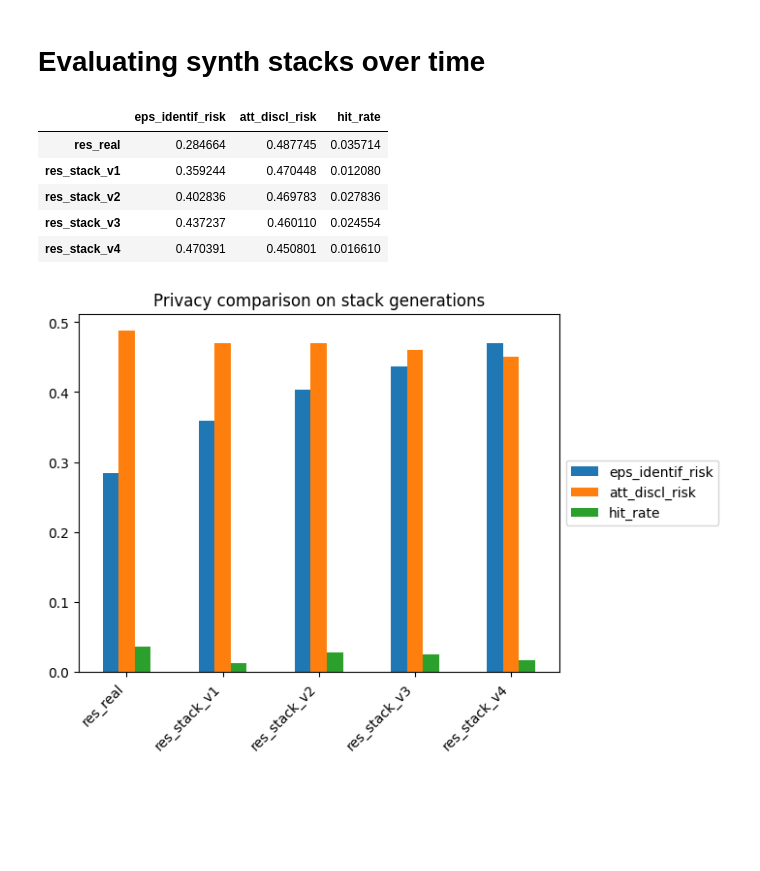
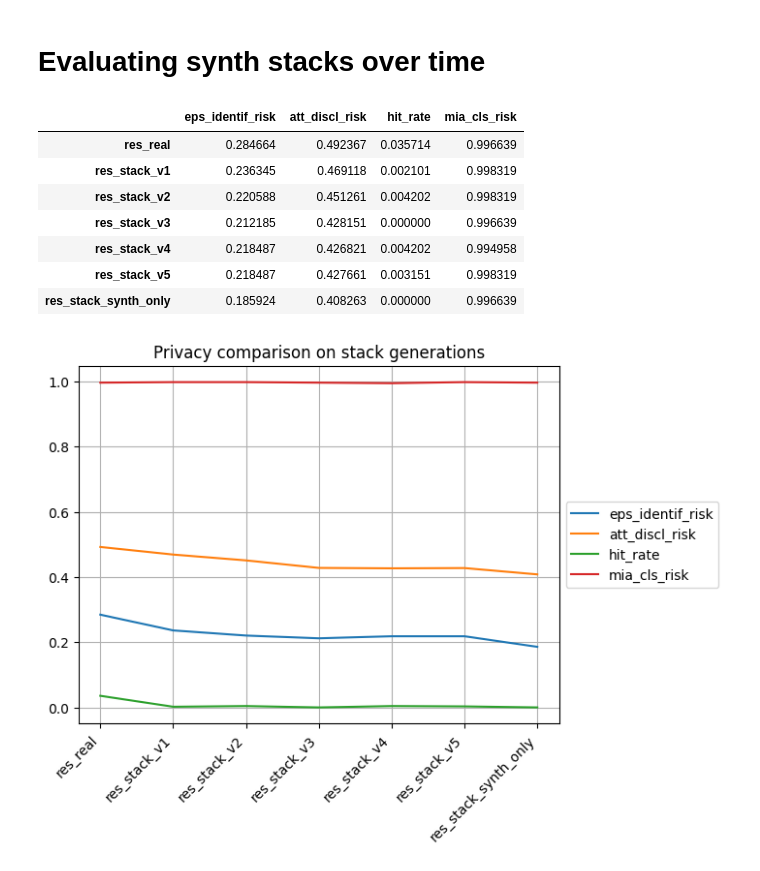
Before and after one commit to LucasBrynk/synthe_size_me, a Jupyter notebook: hearts_syn/hearts_BN_syn.ipynb, the cells around one changed output. Cells and saved outputs as stored; diff of their text form; code cells hidden in the pictures; blank space fills up the shorter version.

Commit message:
Improved eval

```diff
--- a/hearts_syn/hearts_BN_syn.ipynb
+++ b/hearts_syn/hearts_BN_syn.ipynb
@@ -663,8 +675,8 @@ data_syn = data_syn.iloc[:, 1:]
 
 # SynthEval
 S = SynthEval(data_train, holdout_dataframe=data_test, verbose=0)
-res_stack_v5_on_real = S.evaluate(data_syn,target,"full_eval")
-res_stack_v5_on_real
+res_stack_v5 = S.evaluate(data_syn,target,"full_eval")
+res_stack_v5
 # %% [output]
 |  | metric | dim | val | err | n_val | n_err |
 | 0 | avg_dwm_diff | u | 0.039291 | 0.003139 | 0.960709 | 0.003139 |
@@ -700,8 +710,8 @@ data_syn = data_syn.iloc[:, 1:]
 
 # SynthEval
 S = SynthEval(data_train, holdout_dataframe=data_test, verbose=0)
-res_stack_synth_only_on_real = S.evaluate(data_syn,target,"full_eval")
-res_stack_synth_only_on_real
+res_stack_synth_only = S.evaluate(data_syn,target,"full_eval")
+res_stack_synth_only
 # %% [output]
 |  | metric | dim | val | err | n_val | n_err |
 | 0 | avg_dwm_diff | u | 0.037090 | 0.003182 | 0.962910 | 0.003182 |
@@ -725,32 +737,37 @@ res_stack_synth_only_on_real
 # %% [markdown]
 # Evaluating synth stacks over time
 # %%
-eval_results = [res_real, res_stack_v1, res_stack_v2, res_stack_v3, res_stack_v4]
-eval_str = ["res_real", "res_stack_v1", "res_stack_v2", "res_stack_v3", "res_stack_v4"]
+eval_results = [res_real, res_stack_v1, res_stack_v2, res_stack_v3, res_stack_v4, res_stack_v5, res_stack_synth_only]
+eval_str = ["res_real", "res_stack_v1", "res_stack_v2", "res_stack_v3", "res_stack_v4", "res_stack_v5", "res_stack_synth_only"]
 # %%
 privacy_plot = pd.DataFrame(columns=["eps_identif_risk",
                                      "att_discl_risk",
-                                     "hit_rate"])
+                                     "hit_rate",
+                                     "mia_cls_risk"])
 
 for i in range(len(eval_results)):
     evals = eval_results[i].set_index("metric")
     privacy_plot.loc[eval_str[i]] = [evals.loc["eps_identif_risk", "val"],
                                     evals.loc["att_discl_risk", "val"],
-                                    evals.loc["hit_rate", "val"]]
+                                    evals.loc["hit_rate", "val"],
+                                    evals.loc["mia_cls_risk", "val"]]
 
 privacy_plot
 # %% [output]
-|  | eps_identif_risk | att_discl_risk | hit_rate |
-| res_real | 0.284664 | 0.487745 | 0.035714 |
-| res_stack_v1 | 0.359244 | 0.470448 | 0.012080 |
-| res_stack_v2 | 0.402836 | 0.469783 | 0.027836 |
-| res_stack_v3 | 0.437237 | 0.460110 | 0.024554 |
-| res_stack_v4 | 0.470391 | 0.450801 | 0.016610 |
+|  | eps_identif_risk | att_discl_risk | hit_rate | mia_cls_risk |
+| res_real | 0.284664 | 0.492367 | 0.035714 | 0.996639 |
+| res_stack_v1 | 0.236345 | 0.469118 | 0.002101 | 0.998319 |
+| res_stack_v2 | 0.220588 | 0.451261 | 0.004202 | 0.998319 |
+| res_stack_v3 | 0.212185 | 0.428151 | 0.000000 | 0.996639 |
+| res_stack_v4 | 0.218487 | 0.426821 | 0.004202 | 0.994958 |
+| res_stack_v5 | 0.218487 | 0.427661 | 0.003151 | 0.998319 |
+| res_stack_synth_only | 0.185924 | 0.408263 | 0.000000 | 0.996639 |
 # %%
-privacy_plot.plot.bar()
+privacy_plot.plot.line()
 plt.title("Privacy comparison on stack generations")
 plt.xticks(rotation=45, ha="right")
 plt.legend(loc='center left', bbox_to_anchor=(1.0, 0.5))
+plt.grid()
 plt.show()
 # %% [output]
-[figure, old version]
+[figure, new version]
```
Also changed, not shown: parts of 37 cells of this notebook.
